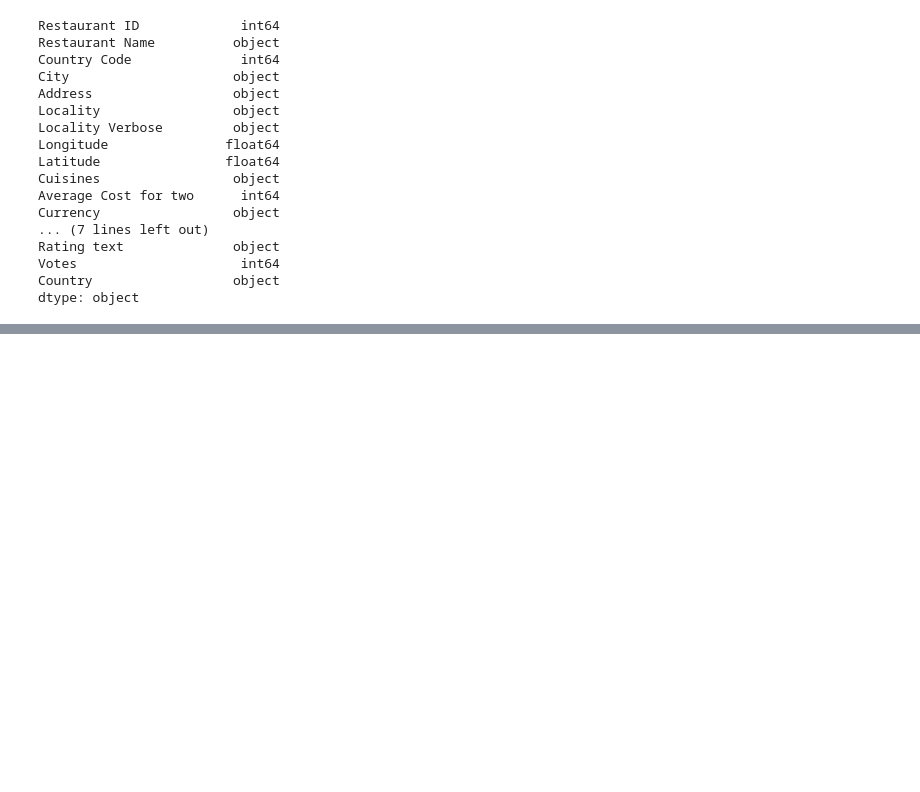
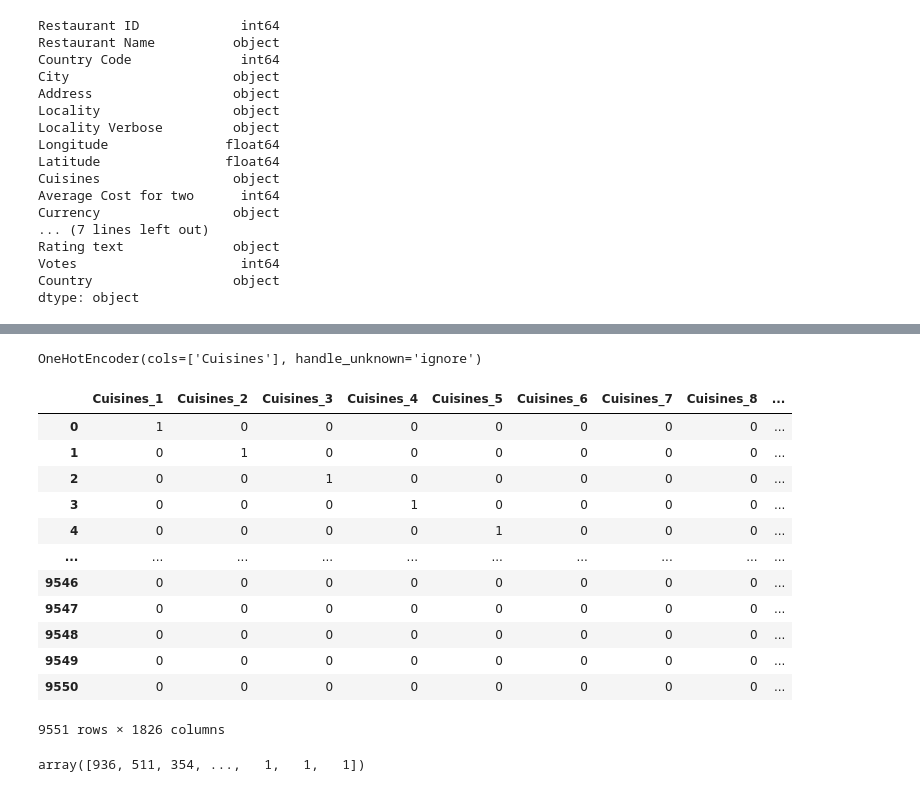
Before and after one commit to rishabhbhatt/Data-Science, a Jupyter notebook: Zomato_EDA_project.ipynb, the cells around one changed output, grey strips where cells are left out. Cells and saved outputs as stored; diff of their text form; code cells hidden in the pictures; blank space fills up the shorter version.

```diff
--- a/Zomato_EDA_project.ipynb
+++ b/Zomato_EDA_project.ipynb
@@ -424,0 +470,29 @@ dtype: object
+# %%
+import category_encoders as ce
+encoder = ce.OneHotEncoder(handle_unknown='ignore')
+# %%
+encoder.fit(final_df['Cuisines'])
+# %% [output]
+OneHotEncoder(cols=['Cuisines'], handle_unknown='ignore')
+# %%
+encoded_cuisines = encoder.transform(final_df['Cuisines'])
+encoded_cuisines
+# %% [output]
+|  | Cuisines_1 | Cuisines_2 | Cuisines_3 | Cuisines_4 | Cuisines_5 | Cuisines_6 | Cuisines_7 | Cuisines_8 | ... |
+| 0 | 1 | 0 | 0 | 0 | 0 | 0 | 0 | 0 | ... |
+| 1 | 0 | 1 | 0 | 0 | 0 | 0 | 0 | 0 | ... |
+| 2 | 0 | 0 | 1 | 0 | 0 | 0 | 0 | 0 | ... |
+| 3 | 0 | 0 | 0 | 1 | 0 | 0 | 0 | 0 | ... |
+| 4 | 0 | 0 | 0 | 0 | 1 | 0 | 0 | 0 | ... |
+| ... | ... | ... | ... | ... | ... | ... | ... | ... | ... |
+| 9546 | 0 | 0 | 0 | 0 | 0 | 0 | 0 | 0 | ... |
+| 9547 | 0 | 0 | 0 | 0 | 0 | 0 | 0 | 0 | ... |
+| 9548 | 0 | 0 | 0 | 0 | 0 | 0 | 0 | 0 | ... |
+| 9549 | 0 | 0 | 0 | 0 | 0 | 0 | 0 | 0 | ... |
+| 9550 | 0 | 0 | 0 | 0 | 0 | 0 | 0 | 0 | ... |
+9551 rows × 1826 columns
+# %%
+e= encoded_cuisines.value_counts().values
+e
+# %% [output]
+array([936, 511, 354, ...,   1,   1,   1])
```
Also changed, not shown: parts of 10 cells of this notebook.
